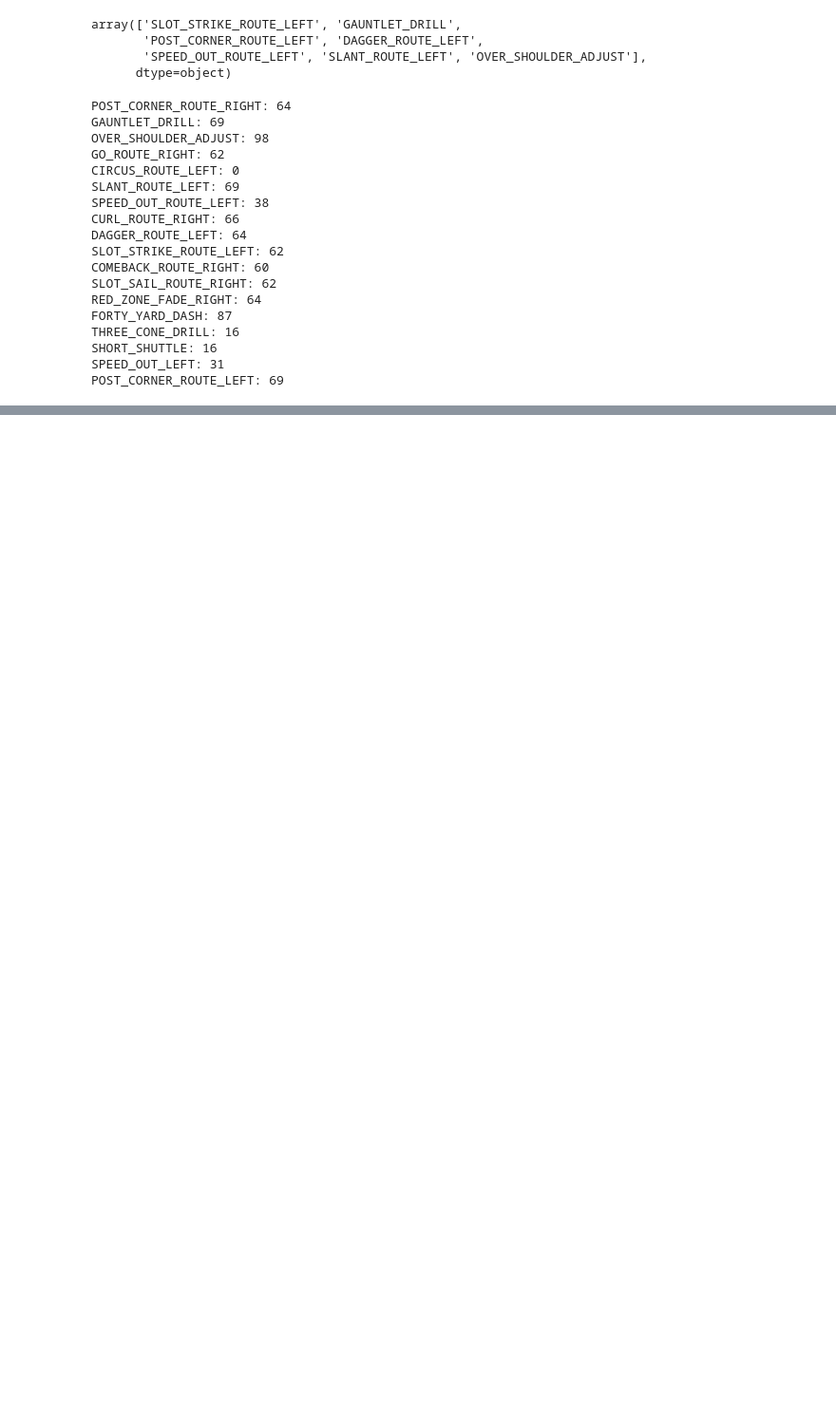
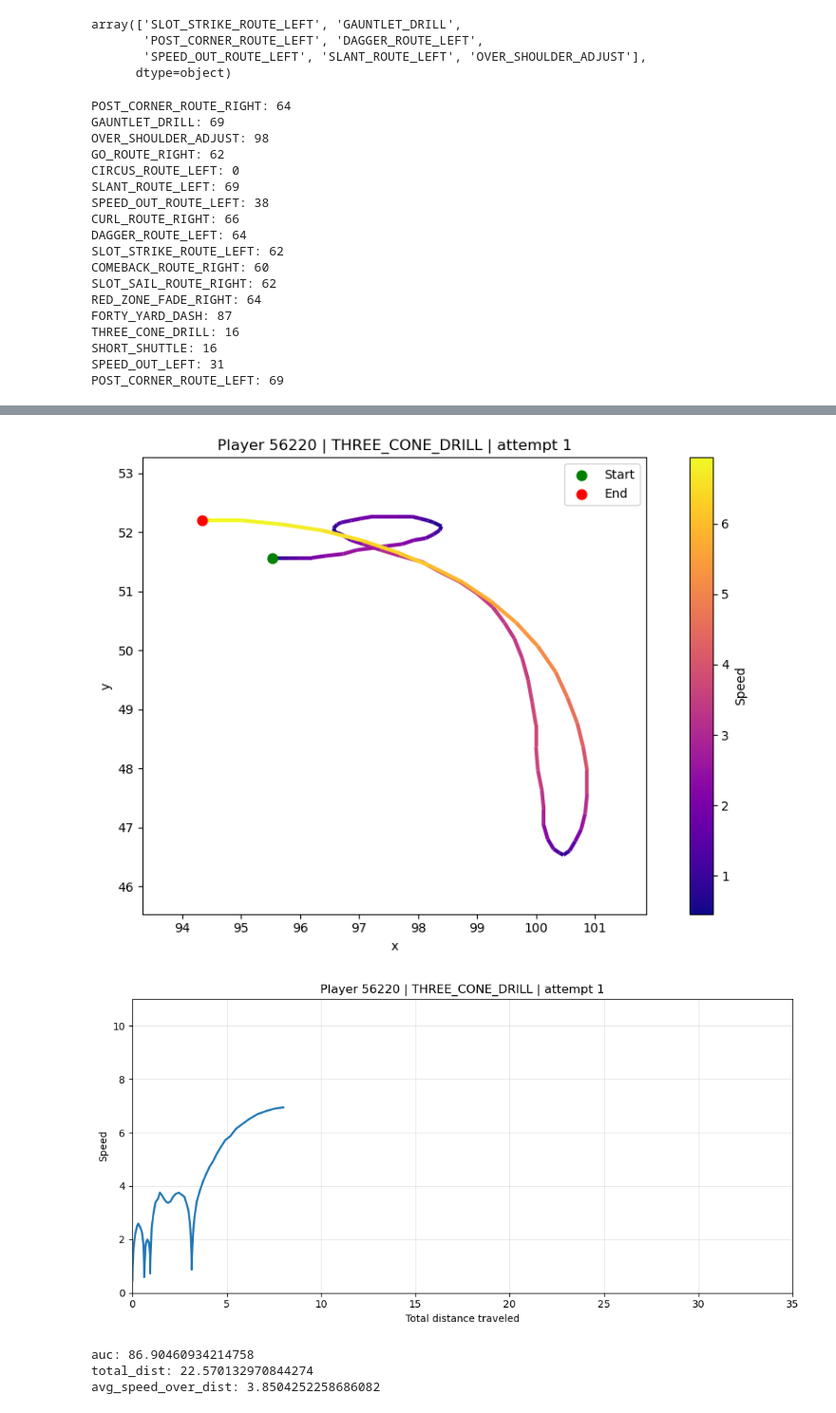
Before and after one commit to gazeng2004/nfl_big_data_project, a Jupyter notebook: notebooks/exploratory_analysis.ipynb, the cells around one changed output, grey strips where cells are left out. Shown at 95% size. Saved outputs shown, nothing was run; the diff lists cells and outputs as text; code cells hidden in the pictures; blank space fills up the shorter version.

```diff
--- a/notebooks/exploratory_analysis.ipynb
+++ b/notebooks/exploratory_analysis.ipynb
@@ -292,0 +308,8 @@ avg_speed_over_dist: 6.944015318262398
+# %%
+route_running_plots(tracking, 56220, "THREE_CONE_DRILL", 1)
+# %% [output]
+[figure, added]
+[figure, added]
+auc: 86.90460934214758
+total_dist: 22.570132970844274
+avg_speed_over_dist: 3.8504252258686082
```
Also changed, not shown: parts of 6 cells of this notebook.
